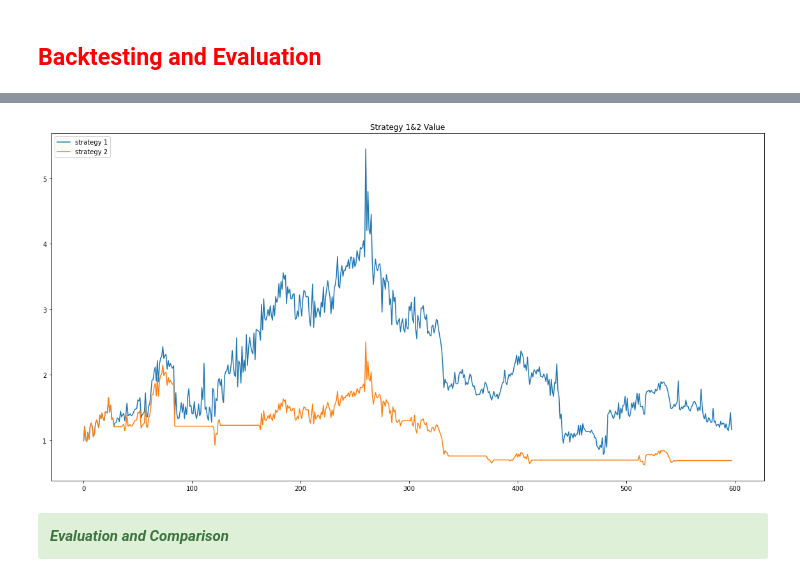
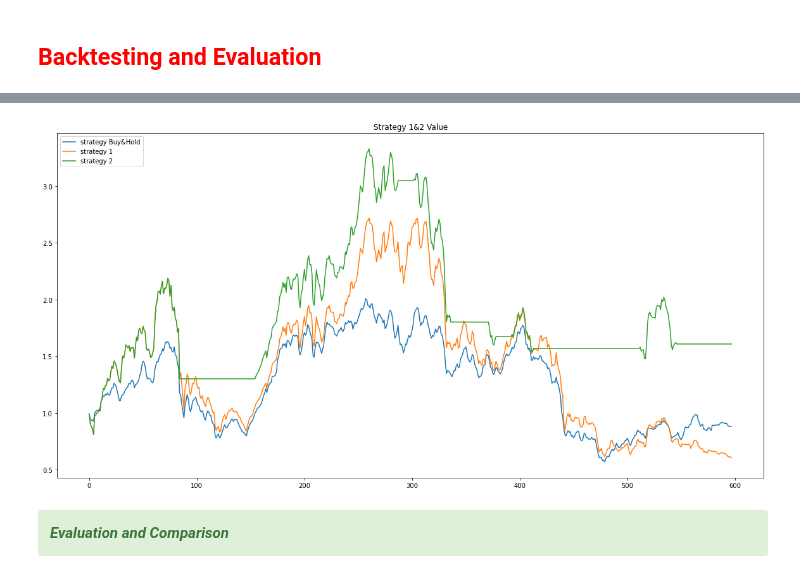
Before and after one commit to mbouaida/momentum-based-investment-strategy, a Jupyter notebook: notebooks/Momentum Investement Strategy.ipynb, the cells around one changed output, grey strips where cells are left out. Drawn from its saved outputs; the diff is of its cells as text; code cells hidden in the pictures.

```diff
--- a/notebooks/Momentum Investement Strategy.ipynb
+++ b/notebooks/Momentum Investement Strategy.ipynb
@@ -168,0 +154,6 @@ The Final Dataset :
+# %%
+df.interpolate(method='linear',inplace=True)
+df.fillna(method='bfill',inplace=True)
+
+print('The Final Dataset : ')
+df.head()
@@ -222,0 +235,4 @@ df_returns.head()
+# %%
+defi_benchmark = [d[1] for d in defi_list[:10]]
+df_benchmark = df.loc[:,defi_benchmark]
+df_benchmark.head()
@@ -540,7 +563,11 @@ from defi.backtests import Backtesting
 first_week = list(week_optimal_allocation.keys())[0]
 first_week_ind = list(df_returns.index).index(first_week)
 df_returns = df_returns.iloc[first_week_ind:]
+
+# Create inputs for benchmark strategy
+week_optimal_allocation_benchmark = {d:(defi_benchmark,[0.1]*10) for d in week_optimal_allocation.keys()}
 # %%
 bt = Backtesting(0.01)
+portfolio_dict_benchmark,portfolio_value_benchmark = bt.backtesting1(df_returns,week_optimal_allocation_benchmark)
 portfolio_dict1,portfolio_value1 = bt.backtesting1(df_returns,week_optimal_allocation)
 portfolio_dict2,portfolio_value2 = bt.backtesting2(df_returns,week_optimal_allocation,equal_weight_index)
@@ -565,12 +574,13 @@ Week 13/10/2022 momentum : [0.10182816731248755, 0.1070208790871046, 0.100679787
 # %%
 plt.figure(figsize=(20,10))
+plt.plot(list(portfolio_value_benchmark.values()), label='strategy Buy&Hold')
 plt.plot(list(portfolio_value1.values()), label='strategy 1')
 plt.plot(list(portfolio_value2.values()), label='strategy 2')
 plt.legend(loc="upper left")
 plt.title("Strategy 1&2 Value")
 plt.show()
 # %% [output]
-[figure, old version]
+[figure, new version]
 # %% [markdown]
 <div class="alert alert-block alert-success">
 <strong><em>Evaluation and Comparison
```
Also changed, not shown: parts of 33 cells of this notebook, 1 other file.
